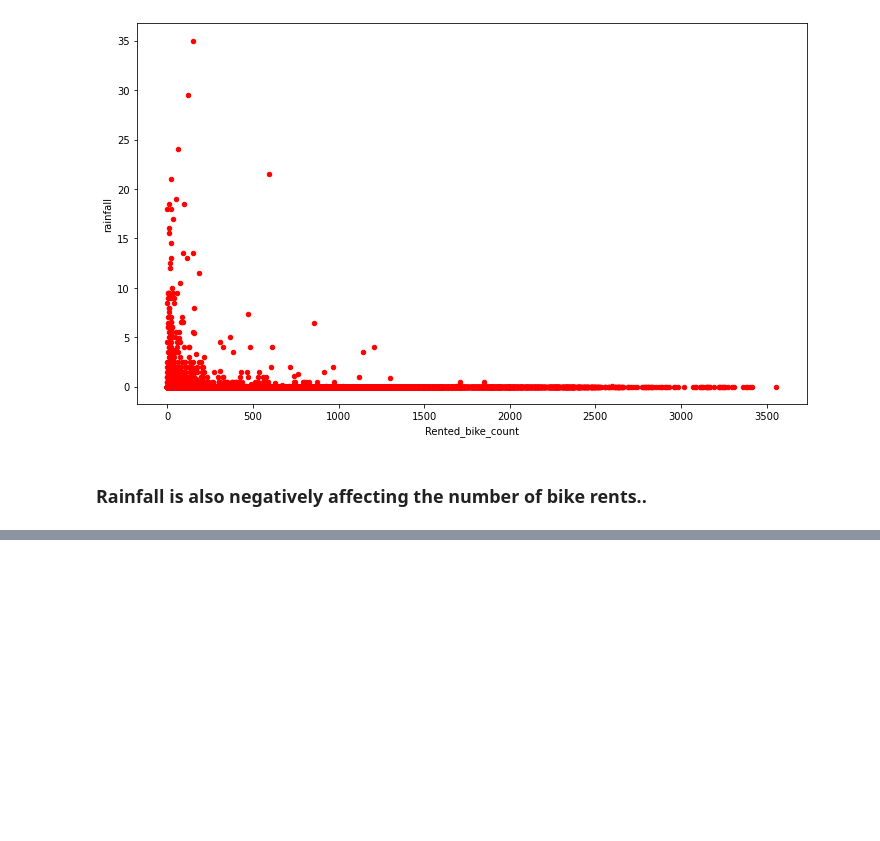
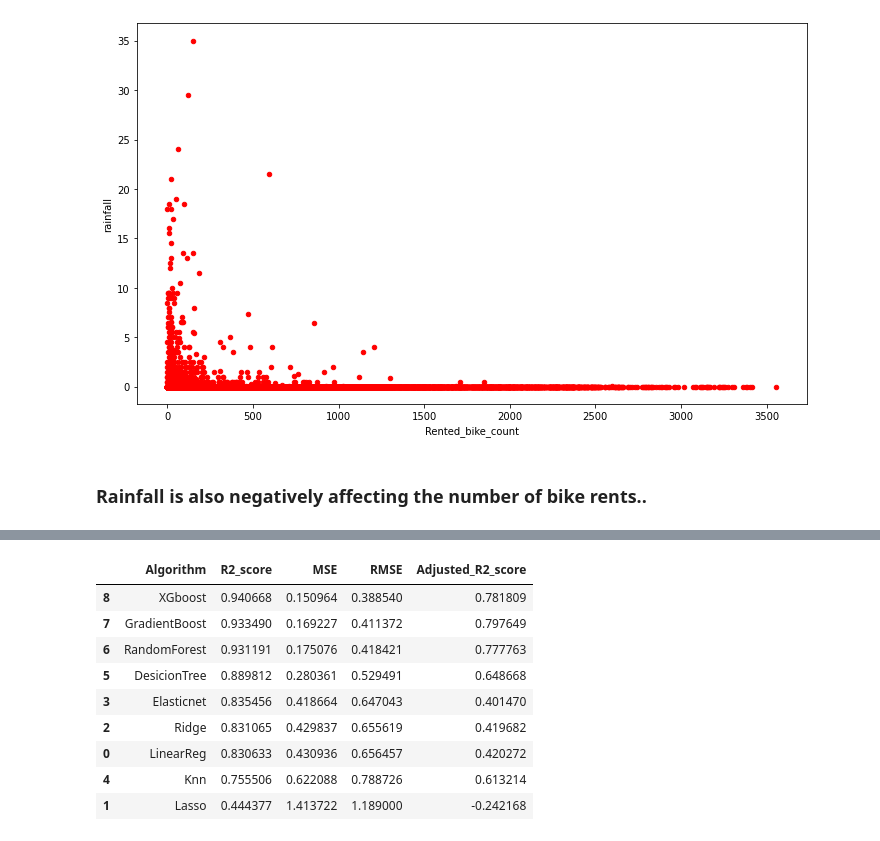
Before and after one commit to RanojoyBiswas/Bike-Sharing-Demand-Prediction, a Jupyter notebook: Bike_Sharing_Demand_Prediction_Capstone_Project.ipynb, the cells around one changed output, grey strips where cells are left out. Saved outputs shown, nothing was run; the diff lists cells and outputs as text; code cells hidden in the pictures; blank space fills up the shorter version.

```diff
--- a/Bike_Sharing_Demand_Prediction_Capstone_Project.ipynb
+++ b/Bike_Sharing_Demand_Prediction_Capstone_Project.ipynb
@@ -818,0 +968,6 @@ plt.show()
+# %%
+# doing the train_test_split on our data
+x_train, x_test, y_train, y_test = train_test_split( x, y , test_size = 0.2, random_state = 7)
+
+print(x_train.shape)
+print(x_test.shape)
@@ -818,0 +1003,33 @@ plt.show()
+# %%
+def train_regressor(reg,X_train,y_train,X_test,y_test):
+    reg.fit(X_train,y_train)
+    y_pred = reg.predict(X_test)
+
+    MSE  = mean_squared_error((y_test), (y_pred))
+    RMSE = np.sqrt(MSE)
+    R2_score = r2_score((y_test), (y_pred))
+    Adjusted_R2_score = 1-(1-r2_score(10**(y_test), 10**(y_pred)))*((X_test.shape[0]-1)/(X_test.shape[0]-X_test.shape[1]-1))
+
+
+    return MSE, RMSE, R2_score, Adjusted_R2_score
+# %%
+MSE = []
+RMSE = []
+R2_score = []
+Adjusted_R2_score = []
+
+for name,reg in regs.items():
+
+    mse_score, rmse_score, r2, adj_r2 = train_regressor(reg, x_train,y_train,x_test,y_test)
+
+    print("For ",name)
+    print("MSE - ",mse_score)
+    print("RMSE - ",rmse_score)
+    print("R2_score - ",r2)
+    print("Adjusted_R2_score - ",adj_r2)
+    print('\n')
+
+    MSE.append(mse_score)
+    RMSE.append(rmse_score)
+    R2_score.append(r2)
+    Adjusted_R2_score.append(adj_r2)
@@ -818,0 +1054,15 @@ plt.show()
+# %%
+performance_df = pd.DataFrame({'Algorithm':regs.keys(), 'R2_score': R2_score, 'MSE': MSE,'RMSE': RMSE, 'Adjusted_R2_score': Adjusted_R2_score}).sort_values(['R2_score', 'MSE'],ascending=False)
+# %%
+performance_df
+# %% [output]
+|  | Algorithm | R2_score | MSE | RMSE | Adjusted_R2_score |
+| 8 | XGboost | 0.940668 | 0.150964 | 0.388540 | 0.781809 |
+| 7 | GradientBoost | 0.933490 | 0.169227 | 0.411372 | 0.797649 |
+| 6 | RandomForest | 0.931191 | 0.175076 | 0.418421 | 0.777763 |
+| 5 | DesicionTree | 0.889812 | 0.280361 | 0.529491 | 0.648668 |
+| 3 | Elasticnet | 0.835456 | 0.418664 | 0.647043 | 0.401470 |
+| 2 | Ridge | 0.831065 | 0.429837 | 0.655619 | 0.419682 |
+| 0 | LinearReg | 0.830633 | 0.430936 | 0.656457 | 0.420272 |
+| 4 | Knn | 0.755506 | 0.622088 | 0.788726 | 0.613214 |
+| 1 | Lasso | 0.444377 | 1.413722 | 1.189000 | -0.242168 |
```
Also changed, not shown: parts of 24 cells of this notebook.
